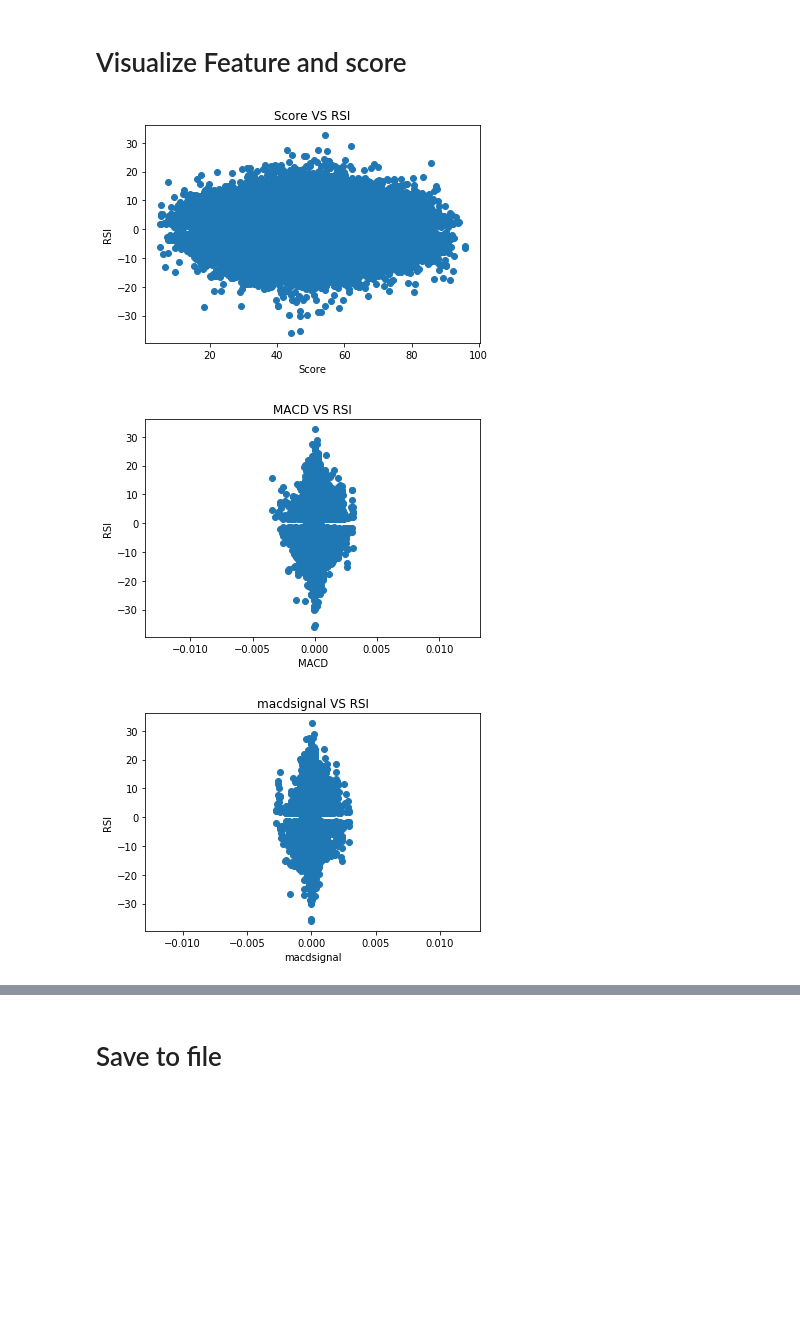
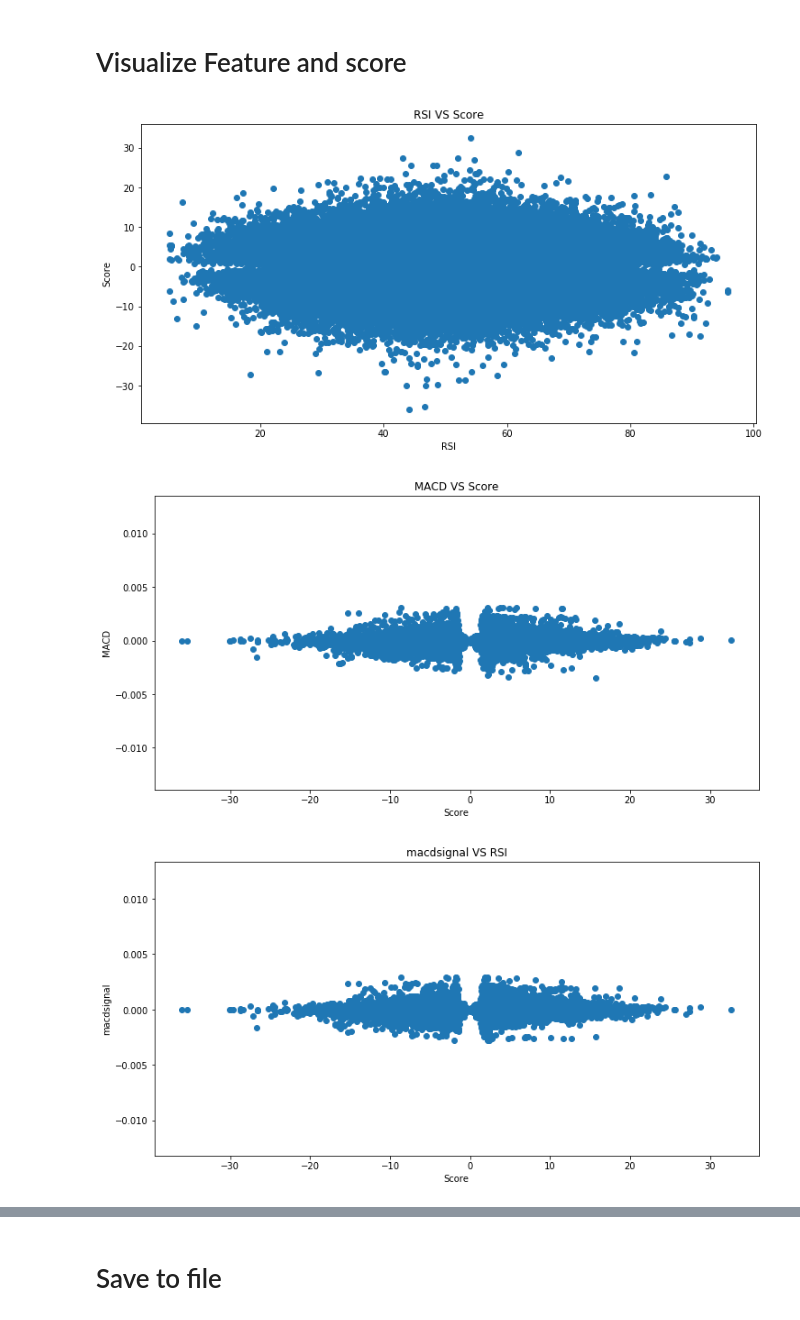
Before and after one commit to lorne-luo/ironman, a Jupyter notebook: mark1/step 2 - feature enginering.ipynb, the cells around one changed output, grey strips where cells are left out. Saved outputs shown, nothing was run; the diff lists cells and outputs as text; code cells hidden in the pictures; blank space fills up the shorter version.

```diff
--- a/mark1/step 2 - feature enginering.ipynb
+++ b/mark1/step 2 - feature enginering.ipynb
@@ -324,27 +324,30 @@ merge_df.head(5)
 # %% [markdown]
 # Visualize Feature and score
 # %%
-plt.scatter(merge_df['rsi'],merge_df['score'])
-plt.title("Score VS RSI")
-plt.xlabel("Score")
-plt.ylabel("RSI")
+figsize(12, 6)
+plt.scatter(merge_df['rsi'], merge_df['score'])
+plt.title("RSI VS Score")
+plt.ylabel("Score")
+plt.xlabel("RSI")
 plt.show()
 # %% [output]
-[figure, old version]
+[figure, new version]
 # %%
-plt.scatter(merge_df['macd'],merge_df['score'])
-plt.title("MACD VS RSI")
-plt.xlabel("MACD")
-plt.ylabel("RSI")
+figsize(12, 6)
+plt.scatter(merge_df['score'],merge_df['macd'])
+plt.title("MACD VS Score")
+plt.ylabel("MACD")
+plt.xlabel("Score")
 plt.show()
 # %% [output]
-[figure, old version]
+[figure, new version]
 # %%
-plt.scatter(merge_df['macdsignal'],merge_df['score'])
-plt.title("macdsignal VS RSI")
-plt.xlabel("macdsignal")
-plt.ylabel("RSI")
+figsize(12, 6)
+plt.scatter(merge_df['score'],merge_df['macdsignal'])
+plt.title("macdsignal VS Score")
+plt.ylabel("macdsignal")
+plt.xlabel("Score")
 plt.show()
 # %% [output]
-[figure, old version]
+[figure, new version]
 # %%
```
Also changed, not shown: parts of 1 cell of this notebook.
